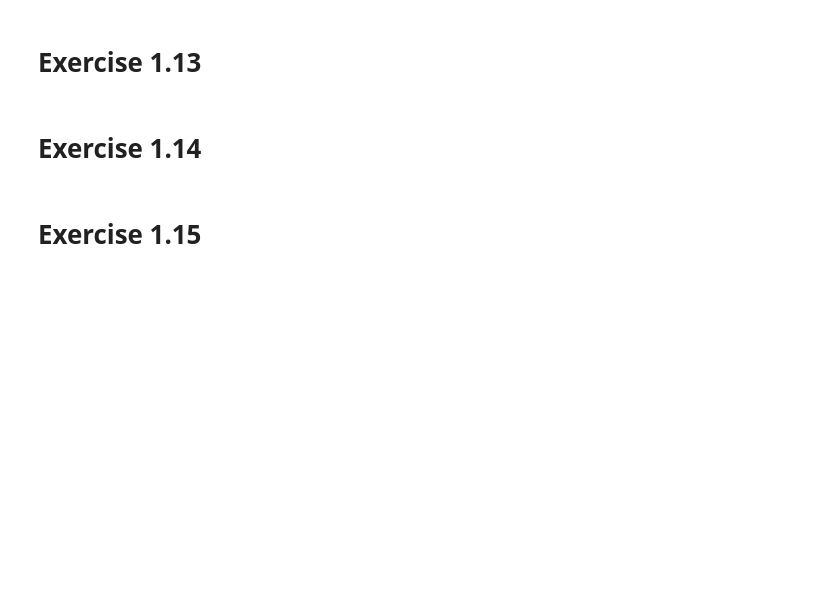
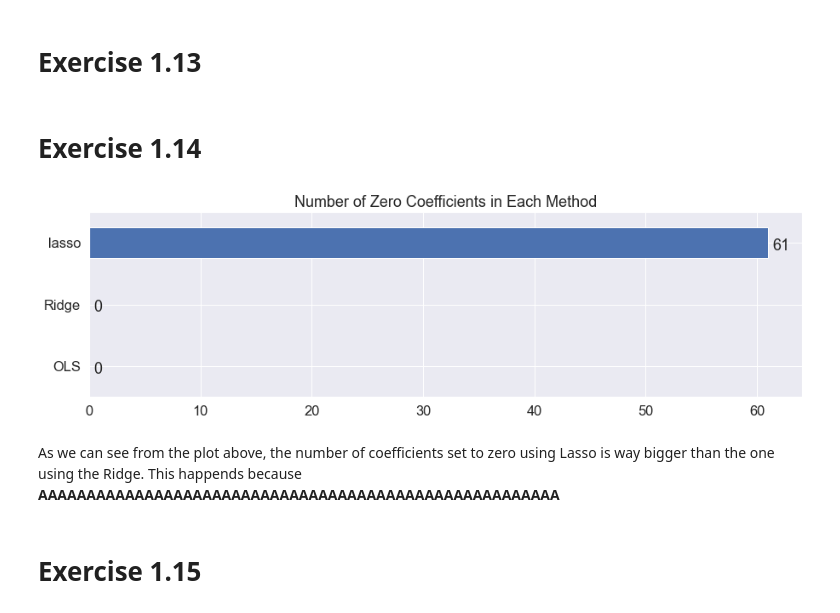
Before and after one commit to daniel-deutsch/SD-TSIA204, a Jupyter notebook: TP2/sd-tsia204_lab2_jorge_deutsch_daniel.ipynb, the cells around one changed output. Drawn from its saved outputs; the diff is of its cells as text; code cells hidden in the pictures; blank space fills up the shorter version.

```diff
--- a/TP2/sd-tsia204_lab2_jorge_deutsch_daniel.ipynb
+++ b/TP2/sd-tsia204_lab2_jorge_deutsch_daniel.ipynb
@@ -234,5 +388,18 @@ array([1.00000000e-03, 1.37382380e-03, 1.88739182e-03, 2.59294380e-03,
 # Exercise 1.13
 # %% [markdown]
 # Exercise 1.14
+# %%
+# Plots the number of zero coefficients in each method
+ax = df_coef.agg(lambda row: row.eq(0).sum()).sort_values().plot(
+    kind = "barh",
+    figsize = (15, 4),
+    title = "Number of Zero Coefficients in Each Method"
+)
+for p in ax.patches:
+    ax.annotate("%.0f" % p.get_width(), (p.get_x() + p.get_width(), p.get_y()), xytext=(5, 10), textcoords='offset points')
+# %% [output]
+[figure, added]
+# %% [markdown]
+As we can see from the plot above, the number of coefficients set to zero using Lasso is way bigger than the one using the Ridge. This happends because **AAAAAAAAAAAAAAAAAAAAAAAAAAAAAAAAAAAAAAAAAAAAAAAAAAAAAA**
 # %% [markdown]
 # Exercise 1.15
```
Also changed, not shown: parts of 16 cells of this notebook, 1 other file.
